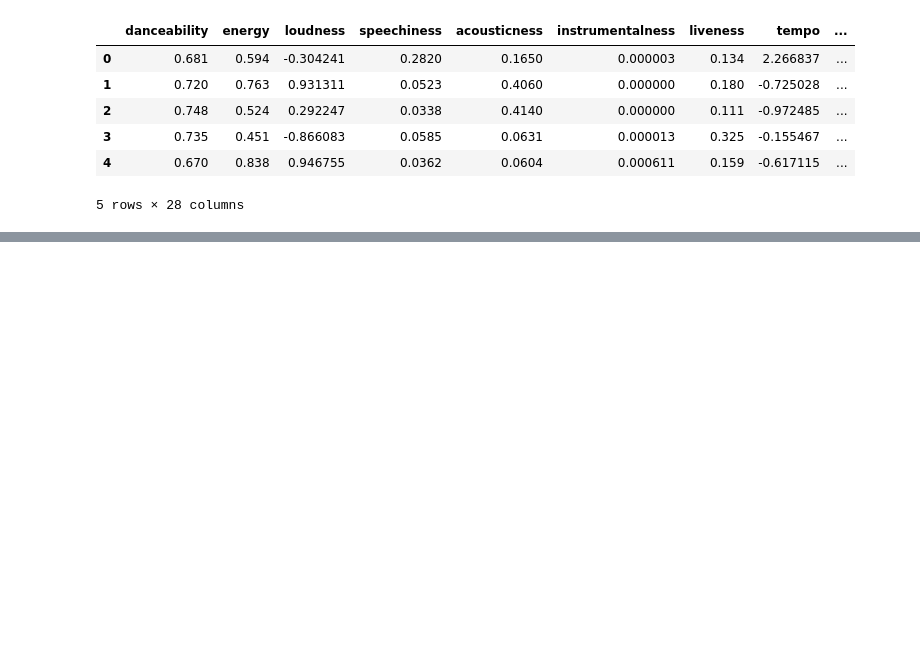
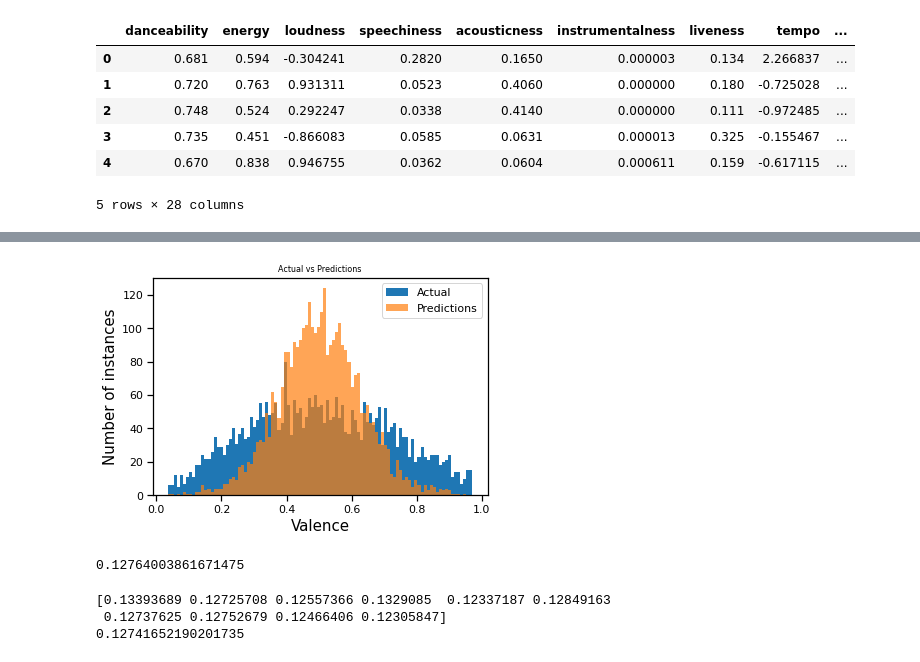
Before and after one commit to geo-chalk/spotify_valence, a Jupyter notebook: spotify_valence.ipynb, the cells around one changed output, grey strips where cells are left out. Cells and saved outputs as stored; diff of their text form; code cells hidden in the pictures; blank space fills up the shorter version.

Commit message:
Extra Trees

```diff
--- a/spotify_valence.ipynb
+++ b/spotify_valence.ipynb
@@ -1326,0 +1330,23 @@ Parameters: { silent } might not be used.
+# %%
+clf = ExtraTreesRegressor(bootstrap=False, ccp_alpha=0.0, criterion='mae',
+                    max_depth=None, max_features='auto', max_leaf_nodes=None,
+                    max_samples=None, min_impurity_decrease=0.0,
+                    min_impurity_split=None, min_samples_leaf=1,
+                    min_samples_split=2, min_weight_fraction_leaf=0.0,
+                    n_estimators=100, n_jobs=-1, oob_score=False,
+                    random_state=123, verbose=0, warm_start=False)
+clf.fit(X_train, y_train)
+pred_best = clf.predict(X_test)
+compare_predictions(y_test, pred_best)
+mean_absolute_error(pred_best, y_test)
+# %% [output]
+[figure, added]
+0.12764003861671475
+# %%
+scores = cross_val_score(clf, X_train, y_train, scoring="neg_mean_absolute_error", cv=10)
+print(-scores)
+print(np.mean(-scores))
+# %% [output]
+[0.13393689 0.12725708 0.12557366 0.1329085  0.12337187 0.12849163
+ 0.12737625 0.12752679 0.12466406 0.12305847]
+0.12741652190201735
```
Also changed, not shown: parts of 31 cells of this notebook.
